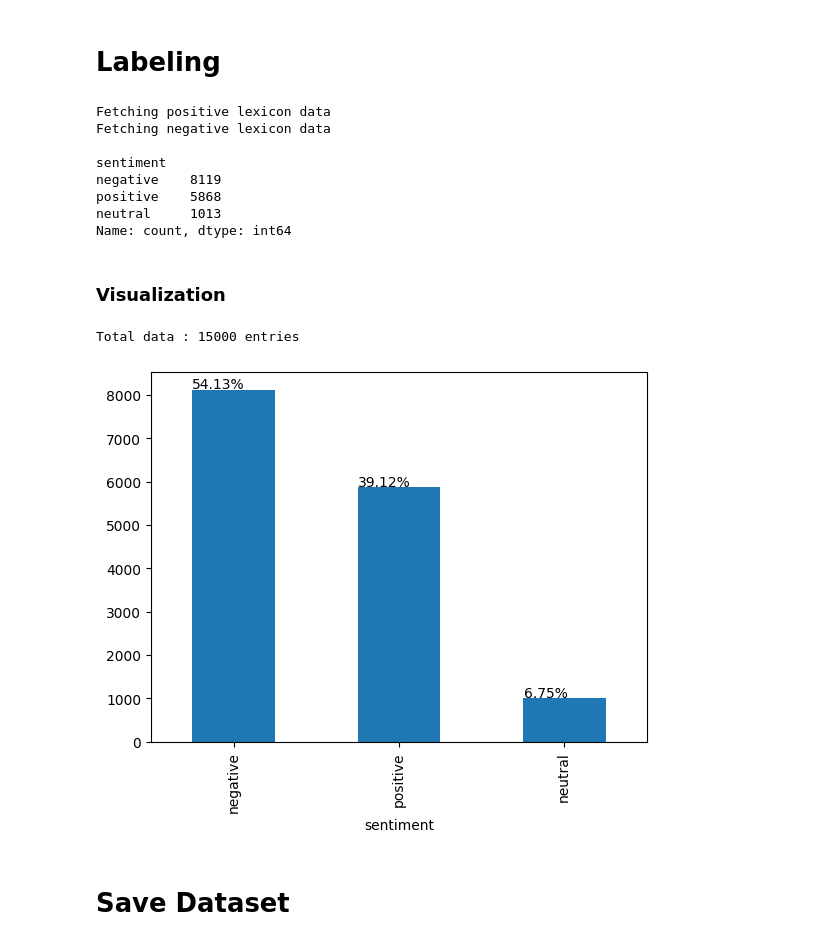
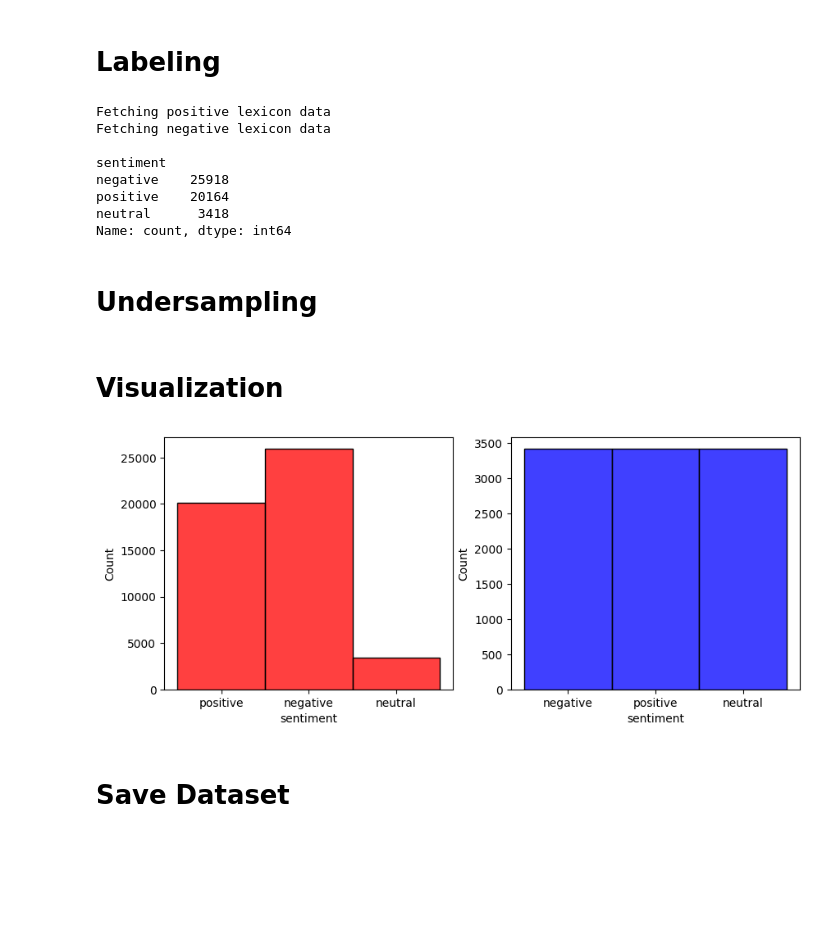
Before and after one commit to yasir-rtx/dbs_ML_intermediate, a Jupyter notebook: project01/scrapingDataset.ipynb, the cells around one changed output. Cells and saved outputs as stored; diff of their text form; code cells hidden in the pictures; blank space fills up the shorter version.

```diff
--- a/project01/scrapingDataset.ipynb
+++ b/project01/scrapingDataset.ipynb
@@ -147,17 +203,19 @@ create_dict('https://raw.githubusercontent.com/angelmetanosaa/dataset/main/lexic
 create_dict('https://raw.githubusercontent.com/angelmetanosaa/dataset/main/lexicon_negative.csv', "negative")
 print("")
 
-results = df['text_stopword'].apply(sentiment_analysis_lexicon_indonesia)
+results = raw_df['text_stemming'].apply(sentiment_analysis_lexicon_indonesia)
 results = list(zip(*results))
-df['polarity_score'] = results[0]
-df['sentiment'] = results[1]
-print(df['sentiment'].value_counts())
+raw_df['polarity_score'] = results[0]
+raw_df['sentiment'] = results[1]
+print(raw_df['sentiment'].value_counts())
 # %% [output]
 Fetching positive lexicon data
 Fetching negative lexicon data
 
 sentiment
-negative    8119
-positive    5868
-neutral     1013
+negative    25918
+positive    20164
+neutral      3418
 Name: count, dtype: int64
+# %% [markdown]
+# Undersampling
@@ -164,15 +232,12 @@ Name: count, dtype: int64
 # %% [markdown]
-### Visualization
+# Visualization
-# %%
-label = df['sentiment'].value_counts()
-ax = label.plot.bar()
-n = len(df.index)
-print("Total data : {} entries".format(n))
-for p in ax.patches:
-    ax.annotate(str(round(p.get_height() / n * 100, 2)) + '%', (p.get_x() * 1.005, p.get_height() * 1.005))
-# %% [output]
-Total data : 15000 entries
-[figure, removed]
+# %%
+fig,axes = plt.subplots(1,2,figsize=(10,4))
+histplot(data=raw_df, x='sentiment', ax=axes[0], color='red')
+histplot(data=df, x='sentiment', ax=axes[1], color='blue')
+plt.show()
+# %% [output]
+[figure, added]
 # %% [markdown]
 # Save Dataset
 # %%
```
Also changed, not shown: parts of 10 cells of this notebook.
